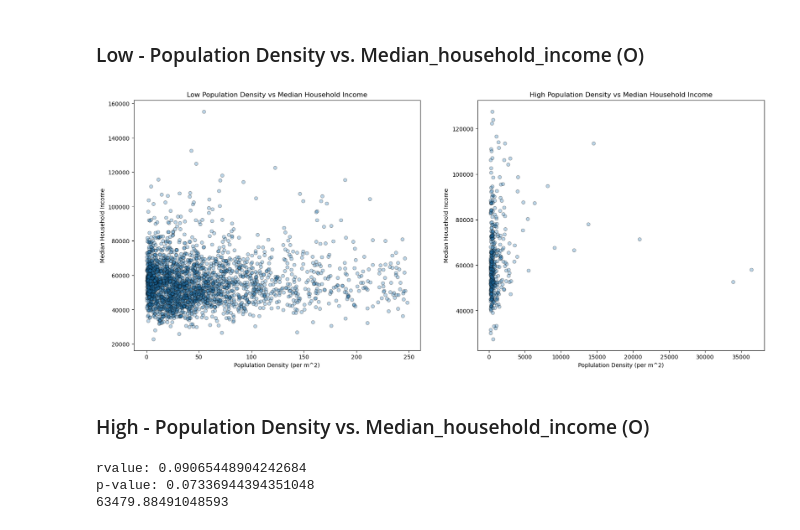
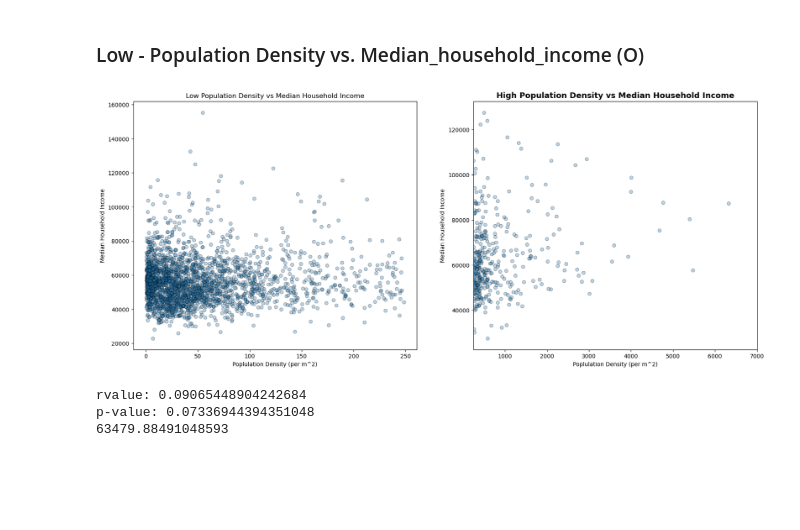
Before and after one commit to Morgen-Henry/Project-1, a Jupyter notebook: eco_health.ipynb, the cells around one changed output. Drawn from its saved outputs; the diff is of its cells as text; code cells hidden in the pictures; blank space fills up the shorter version.

```diff
--- a/eco_health.ipynb
+++ b/eco_health.ipynb
@@ -296,23 +296,22 @@ high_median_house_income = high_den_df['Median_Household_Income_2020']
 # %%
 fig_pop_medhouse, (ax0, ax1)  = plt.subplots(ncols=2, nrows=1, figsize=(20,8))
 
 ax0.scatter(low_pop_dens , low_median_house_income , edgecolors = 'black', alpha = .3)
 ax0.set_xlabel("Poplulation Density (per m^2)")
 ax0.set_ylabel("Median Household Income")
 ax0.set_title("Low Population Density vs Median Household Income")
 
 ax1.scatter(high_pop_dens , high_median_house_income, edgecolors = 'black', alpha = .3)
 ax1.set_xlabel("Poplulation Density (per m^2)")
 ax1.set_ylabel("Median Household Income")
-ax1.set_title("High Population Density vs Median Household Income")
+ax1.set_xlim(250, 7000)
+ax1.set_title("High Population Density vs Median Household Income",fontweight = 'bold', fontsize = 14)
 
 
 
 plt.savefig('outputs/combo_high_low_scatter_density_vs_house_income.png')
 # %% [output]
-[figure, old version]
+[figure, new version]
-# %% [markdown]
-### High - Population Density vs. Median_household_income (O)
 # %%
 
 # plt.scatter(high_pop_dens,high_median_house_income)
```
Also changed, not shown: parts of 2 cells of this notebook, 1 other file.
